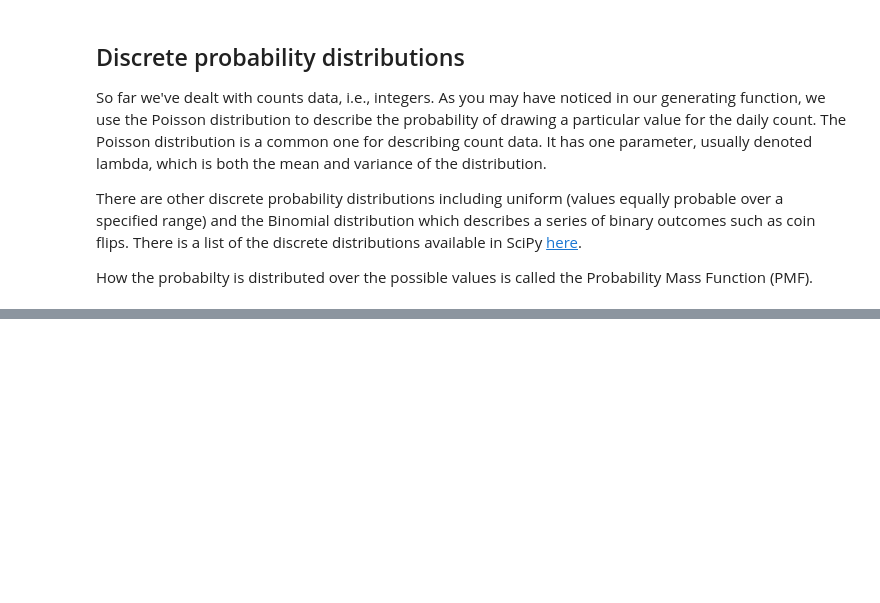
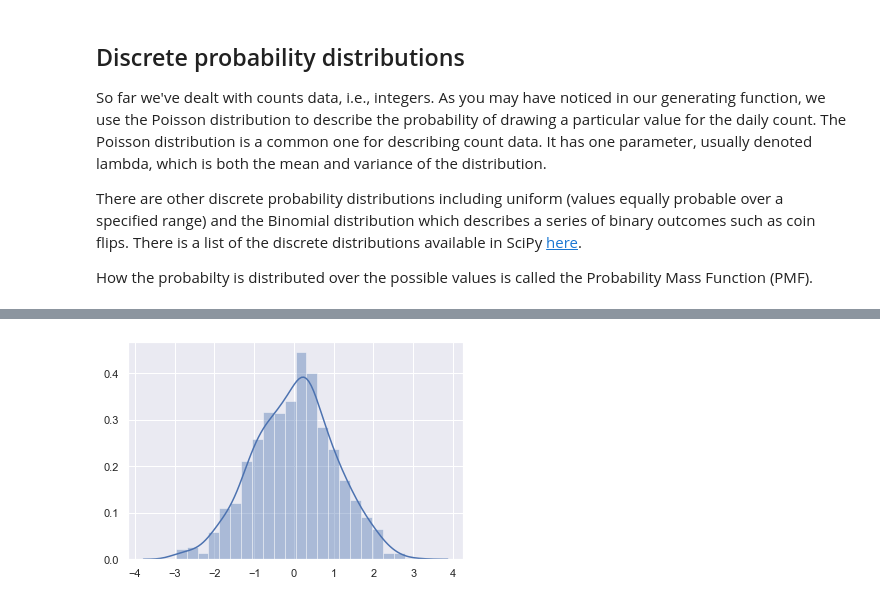
Before and after one commit to zirmite/odsc-2022-statistics, a Jupyter notebook: notebooks/Lesson 3.ipynb, the cells around one changed output, grey strips where cells are left out. Saved outputs shown, nothing was run; the diff lists cells and outputs as text; code cells hidden in the pictures; blank space fills up the shorter version.

```diff
--- a/notebooks/Lesson 3.ipynb
+++ b/notebooks/Lesson 3.ipynb
@@ -26,0 +31,4 @@ sns.barplot(np.arange(0, 20), stats.binom.pmf(np.arange(20), 20, 0.5))
+# %%
+ax = sns.distplot(np.random.normal(size=1000))
+# %% [output]
+[figure, added]
```
Also changed, not shown: parts of 8 cells of this notebook, 1 other file.
